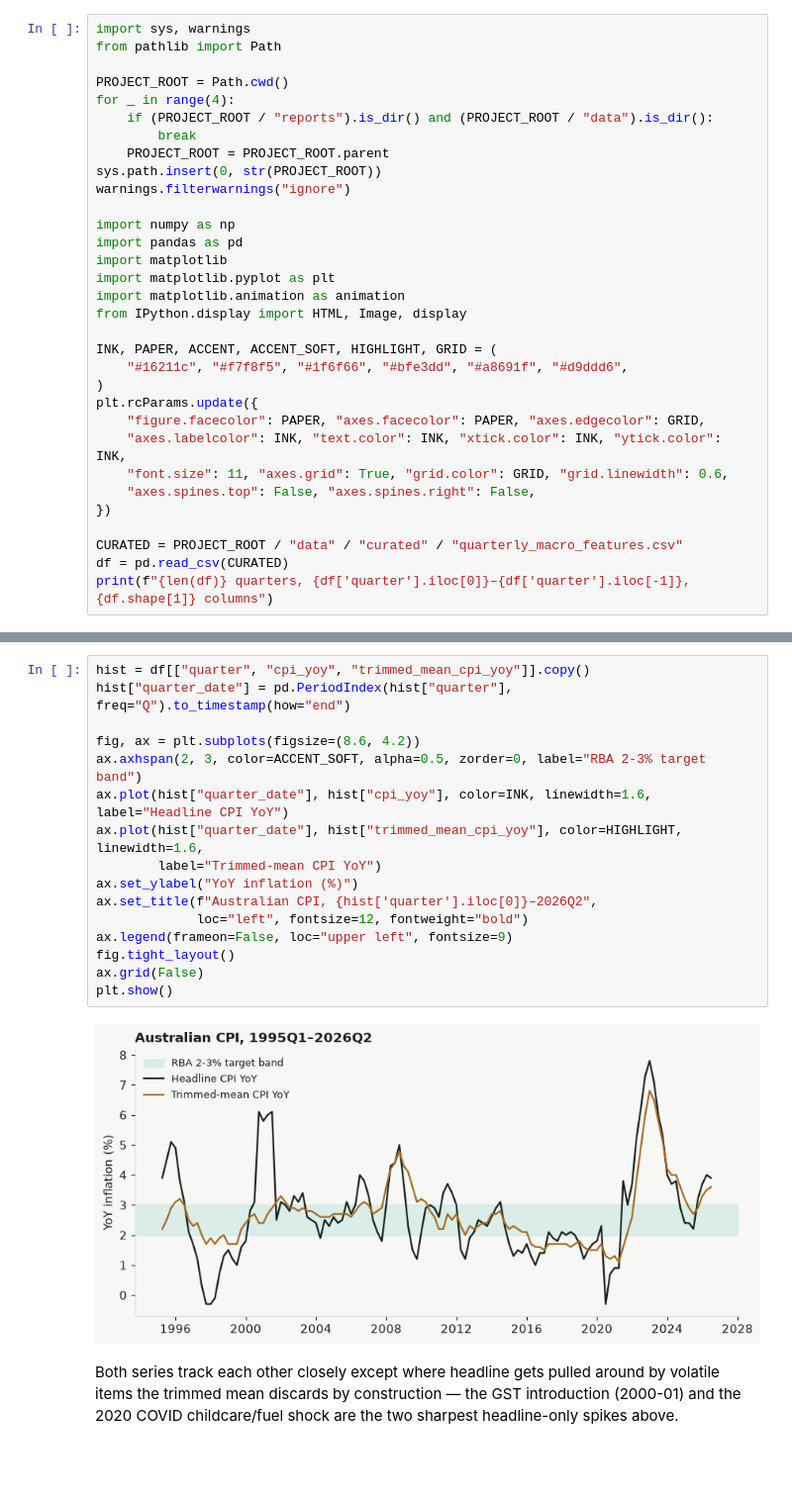
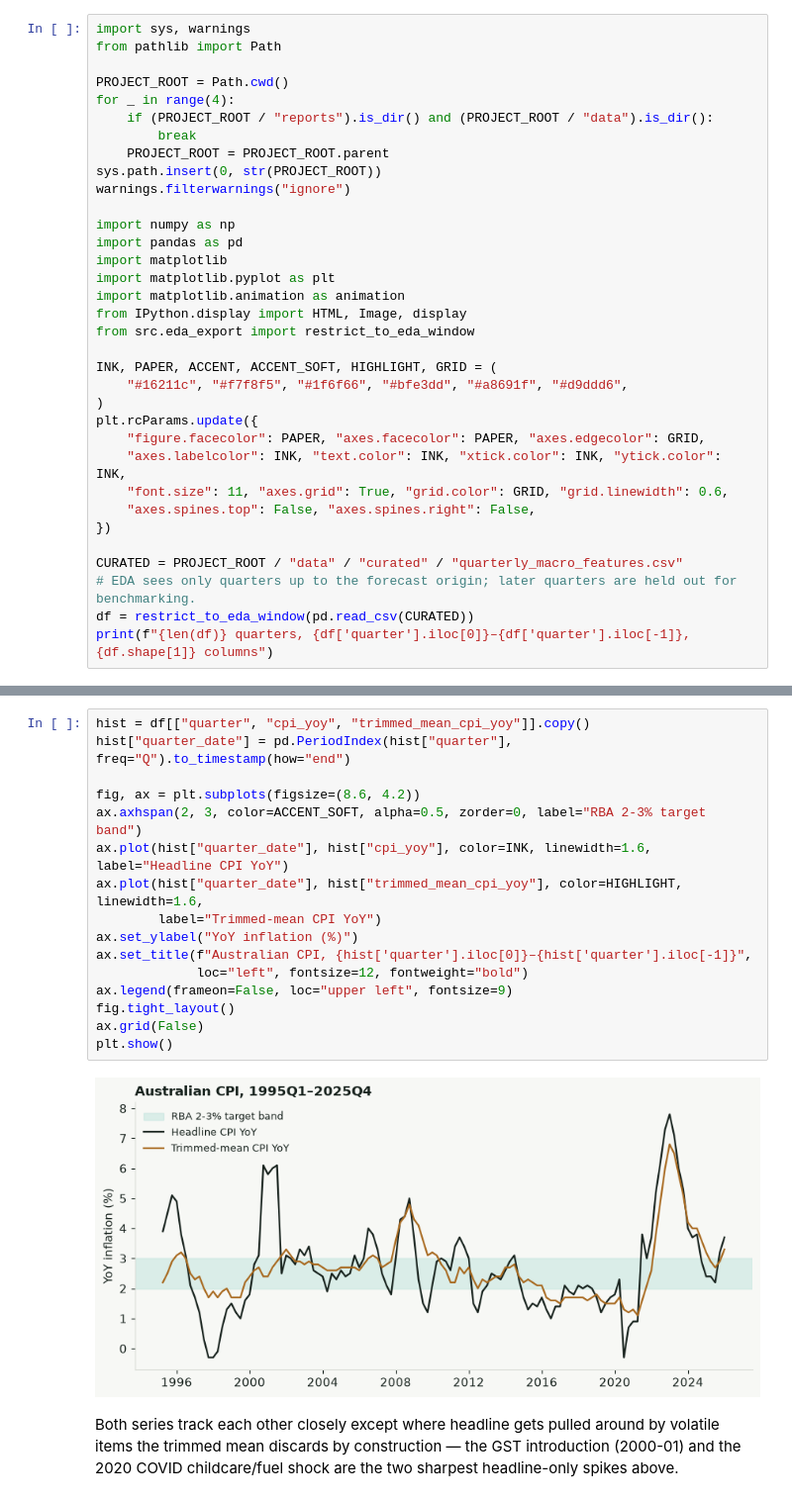
Before and after one commit to JuanVu1810/Australian-CPI-Forecast, a Jupyter notebook: book/australian_cpi_forecasting/02_data_understanding.ipynb, the cells around one changed output, grey strips where cells are left out. Shown at 99% size. Saved outputs shown, nothing was run; the diff lists cells and outputs as text; blank space fills up the shorter version.

```diff
--- a/book/australian_cpi_forecasting/02_data_understanding.ipynb
+++ b/book/australian_cpi_forecasting/02_data_understanding.ipynb
@@ -23,6 +26,7 @@ import matplotlib
 import matplotlib.pyplot as plt
 import matplotlib.animation as animation
 from IPython.display import HTML, Image, display
+from src.eda_export import restrict_to_eda_window
 
 INK, PAPER, ACCENT, ACCENT_SOFT, HIGHLIGHT, GRID = (
     "#16211c", "#f7f8f5", "#1f6f66", "#bfe3dd", "#a8691f", "#d9ddd6",
@@ -35,6 +39,7 @@ plt.rcParams.update({
 })
 
 CURATED = PROJECT_ROOT / "data" / "curated" / "quarterly_macro_features.csv"
-df = pd.read_csv(CURATED)
+# EDA sees only quarters up to the forecast origin; later quarters are held out for benchmarking.
+df = restrict_to_eda_window(pd.read_csv(CURATED))
 print(f"{len(df)} quarters, {df['quarter'].iloc[0]}–{df['quarter'].iloc[-1]}, {df.shape[1]} columns")
 # %% [output]
@@ -42,21 +47,21 @@ print(f"{len(df)} quarters, {df['quarter'].iloc[0]}–{df['quarter'].iloc[-1]},
 # %%
 hist = df[["quarter", "cpi_yoy", "trimmed_mean_cpi_yoy"]].copy()
 hist["quarter_date"] = pd.PeriodIndex(hist["quarter"], freq="Q").to_timestamp(how="end")
 
 fig, ax = plt.subplots(figsize=(8.6, 4.2))
 ax.axhspan(2, 3, color=ACCENT_SOFT, alpha=0.5, zorder=0, label="RBA 2-3% target band")
 ax.plot(hist["quarter_date"], hist["cpi_yoy"], color=INK, linewidth=1.6, label="Headline CPI YoY")
 ax.plot(hist["quarter_date"], hist["trimmed_mean_cpi_yoy"], color=HIGHLIGHT, linewidth=1.6,
         label="Trimmed-mean CPI YoY")
 ax.set_ylabel("YoY inflation (%)")
-ax.set_title(f"Australian CPI, {hist['quarter'].iloc[0]}–2026Q2",
+ax.set_title(f"Australian CPI, {hist['quarter'].iloc[0]}–{hist['quarter'].iloc[-1]}",
              loc="left", fontsize=12, fontweight="bold")
 ax.legend(frameon=False, loc="upper left", fontsize=9)
 fig.tight_layout()
 ax.grid(False)
 plt.show()
 # %% [output]
-[figure, old version]
+[figure, new version]
 # %% [markdown]
 Both series track each other closely except where headline gets pulled around by volatile
 items the trimmed mean discards by construction — the GST introduction (2000-01) and the
```
Also changed, not shown: parts of 3 cells of this notebook, 29 other files.
